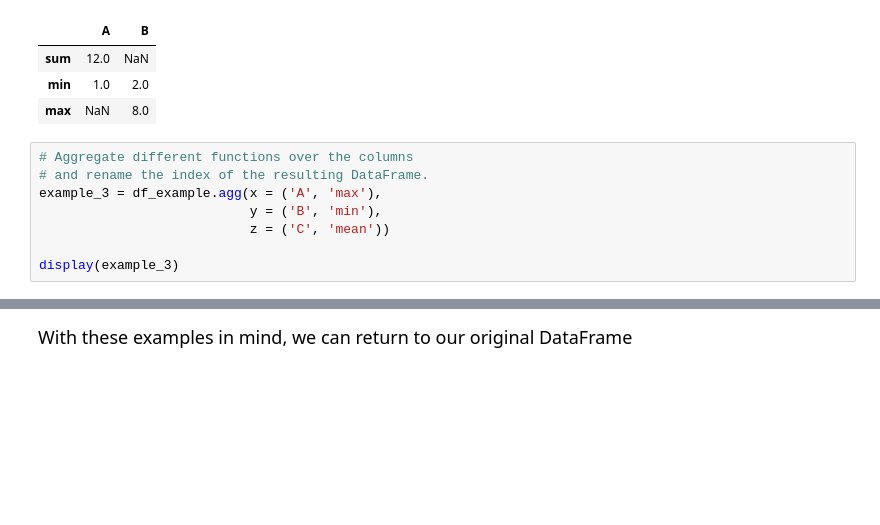
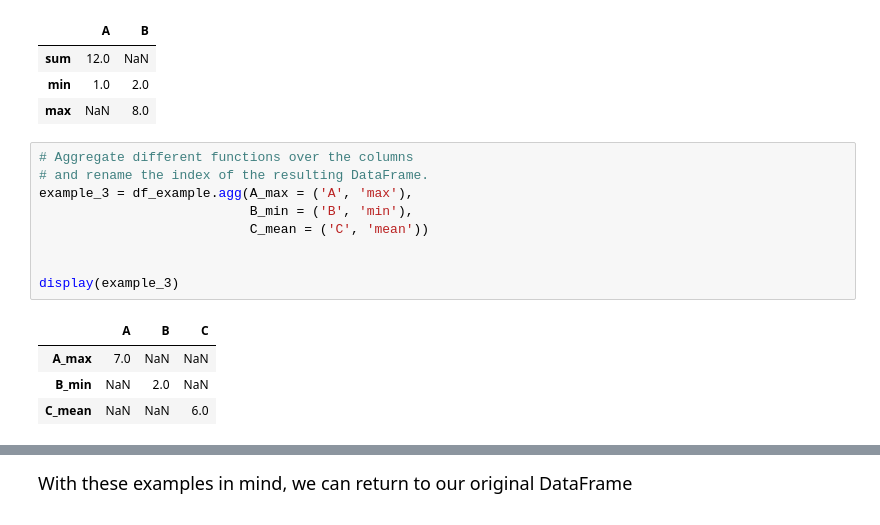
Before and after one commit to wkdduswo/datasci151spring2026, a Jupyter notebook: lecture_22: recoding and grouping/lecture_22_b_grouping_and_aggregating.ipynb, the cells around one changed output, grey strips where cells are left out. Saved outputs shown, nothing was run; the diff lists cells and outputs as text; blank space fills up the shorter version.

```diff
--- a/lecture_22: recoding and grouping/lecture_22_b_grouping_and_aggregating.ipynb
+++ b/lecture_22: recoding and grouping/lecture_22_b_grouping_and_aggregating.ipynb
@@ -349,11 +349,17 @@ display(example_2)
 # %%
 # Aggregate different functions over the columns
 # and rename the index of the resulting DataFrame.
-example_3 = df_example.agg(x = ('A', 'max'),
-                           y = ('B', 'min'),
-                           z = ('C', 'mean'))
+example_3 = df_example.agg(A_max = ('A', 'max'),
+                           B_min = ('B', 'min'),
+                           C_mean = ('C', 'mean'))
+
 
 display(example_3)
+# %% [output]
+|  | A | B | C |
+| A_max | 7.0 | NaN | NaN |
+| B_min | NaN | 2.0 | NaN |
+| C_mean | NaN | NaN | 6.0 |
 # %%
 # Aggregate over the columns
 example_4 = df_example.agg("mean", axis="columns")
```
Also changed, not shown: parts of 1 cell of this notebook.
